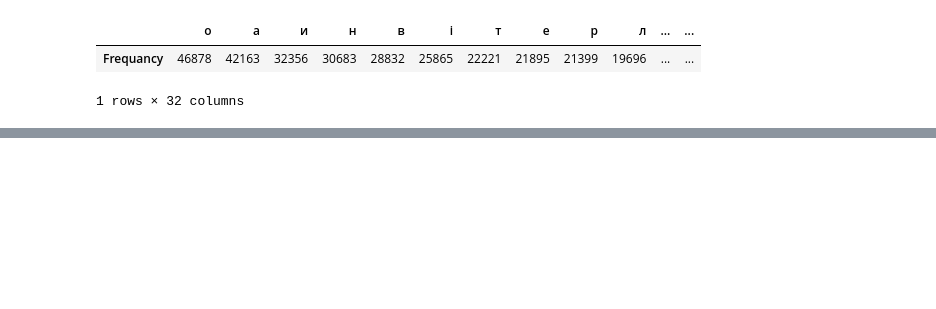
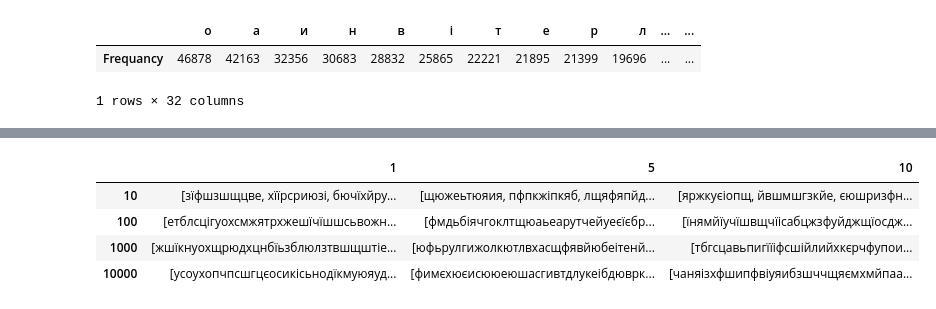
Before and after one commit to andrew-kolomiets/Cryptanalysis, a Jupyter notebook: Lab-2/code.ipynb, the cells around one changed output, grey strips where cells are left out. Drawn from its saved outputs; the diff is of its cells as text; code cells hidden in the pictures; blank space fills up the shorter version.

```diff
--- a/Lab-2/code.ipynb
+++ b/Lab-2/code.ipynb
@@ -220,0 +282,8 @@ formula_cipher_bigram_matrix= pd.DataFrame(np.zeros((4, 3)),index=[10,100,1000,1
+# %%
+affine_cipher_mono_matrix
+# %% [output]
+|  | 1 | 5 | 10 |
+| 10 | [зїфшзшщцве, хїїрсриюзі, бючїхйру... | [щюжеьтюяия, пфпкжіпкяб, лщяфяпйд... | [яржкуєіопщ, йвшмшгзкйе, єюшризфн... |
+| 100 | [етблсцігуохсмжятрхжешїчїшшсьвожн... | [фмдьбіячгоклтщюаьеарутчейуеєїєбр... | [їнямйїучїшвщчїісабцжзфуйджщїосдж... |
+| 1000 | [жшїкнуохщрюдхцнбїьзблюлзтвшщштіе... | [юфьрулгижолкютлвхасщфявйюбеітенй... | [тбгсцавьпигїїіфсшійлийхкєрчфупои... |
+| 10000 | [усоухопчпсшгцєосикісьнодїкмуюяуд... | [фимєхюєисююеюшасгивтдлукеібдюврк... | [чаняізхфшипфвіуяибзшччщяємхмйпаа... |
```
Also changed, not shown: parts of 12 cells of this notebook.
